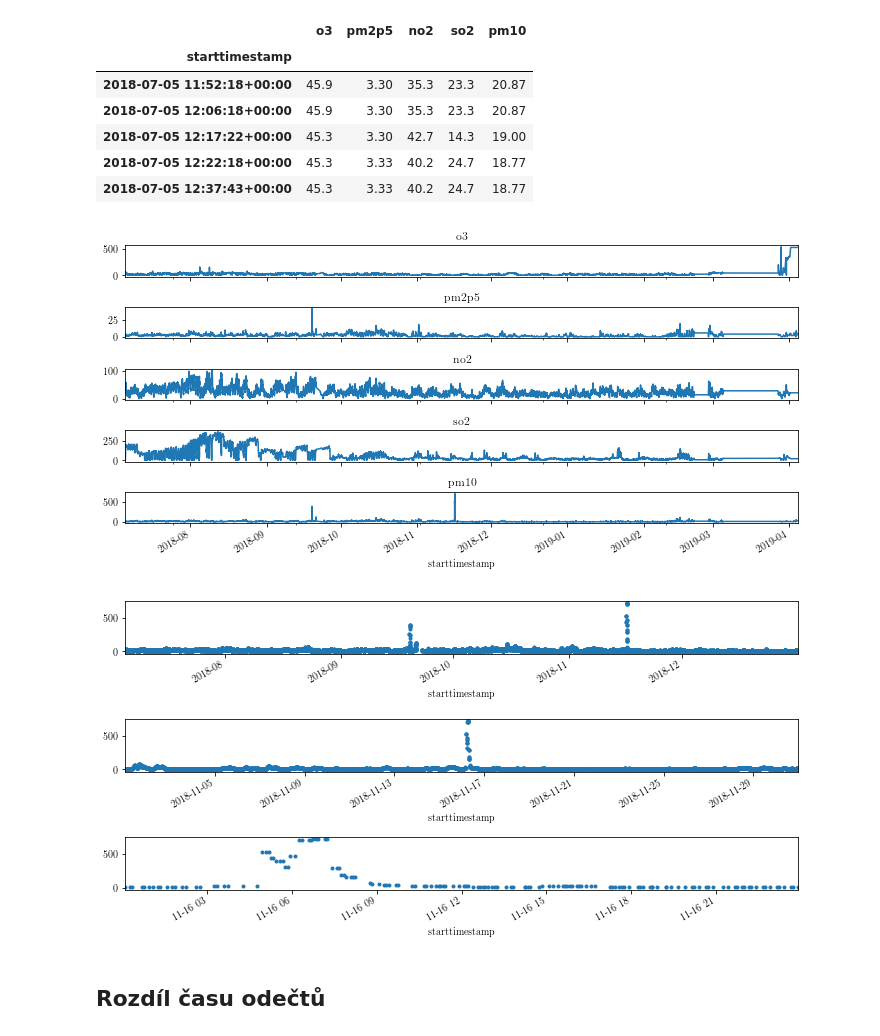
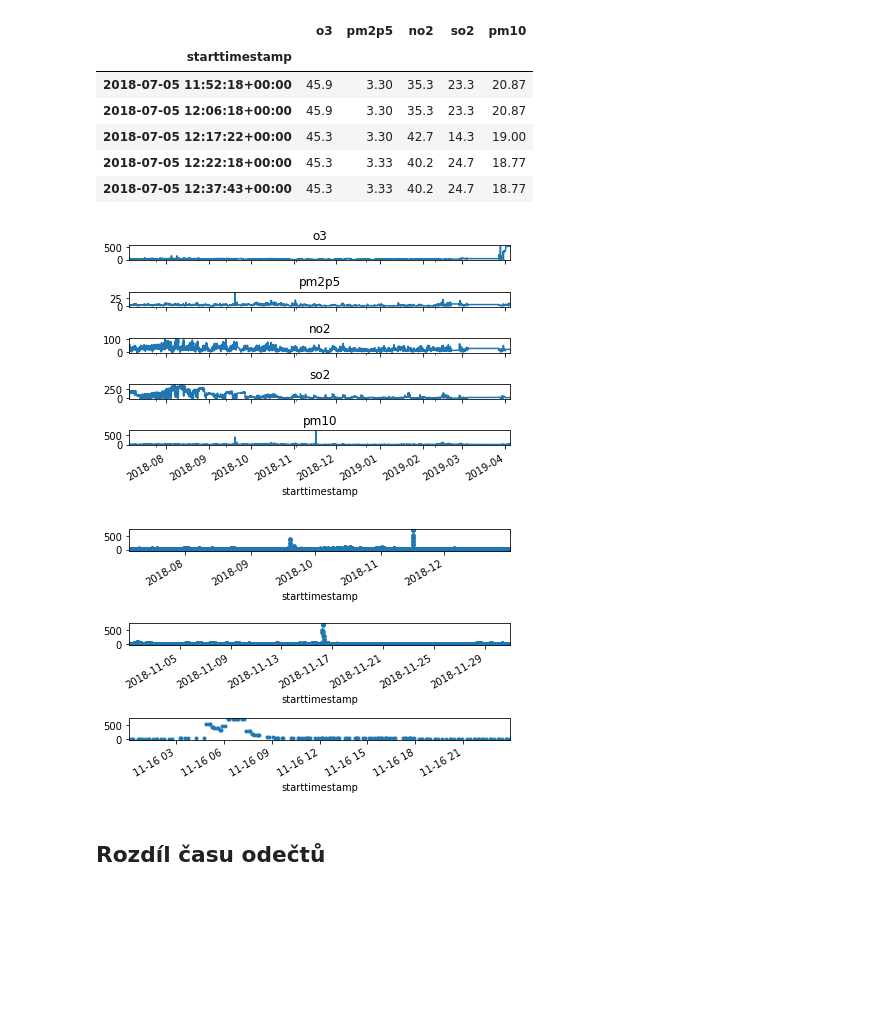
Before and after one commit to podondra/lampy, a Jupyter notebook: explorace-dat.ipynb, the cells around one changed output. Drawn from its saved outputs; the diff is of its cells as text; code cells hidden in the pictures; blank space fills up the shorter version.

```diff
--- a/explorace-dat.ipynb
+++ b/explorace-dat.ipynb
@@ -4,7 +4,3 @@
 import matplotlib.pyplot as plt
 import numpy as np
 import pandas as pd
-# %%
-%matplotlib inline
-plt.rc('text', usetex=True)
-plt.rc('font', family='serif')
@@ -200,21 +198,21 @@ a_data.head()
 | 2018-07-05 12:22:18+00:00 | 45.3 | 3.33 | 40.2 | 24.7 | 18.77 |
 | 2018-07-05 12:37:43+00:00 | 45.3 | 3.33 | 40.2 | 24.7 | 18.77 |
 # %%
-fig, axs = plt.subplots(nrows=len(columns), sharex=True, figsize=(10, 5))
+fig, axs = plt.subplots(nrows=len(columns), sharex=True)
 for ax, column in zip(axs, columns):
     a_data[column].plot(ax=ax)
     ax.set_title(column)
 fig.tight_layout()
 # %% [output]
-[figure, old version]
+[figure, new version]
 # %%
 dates = ('2018', '2018-11', '2018-11-16')
-fig, axs = plt.subplots(nrows=len(dates), figsize=(10, 5))
+fig, axs = plt.subplots(nrows=len(dates))
 for ax, date in zip(axs, dates):
     a_data.loc[date, 'pm10'].plot(ax=ax, style='.')
 fig.tight_layout()
 # %% [output]
-[figure, old version]
+[figure, new version]
 # %% [markdown]
 ## Rozdíl času odečtů
 # %%
```
Also changed, not shown: parts of 3 cells of this notebook, 6 other files.
